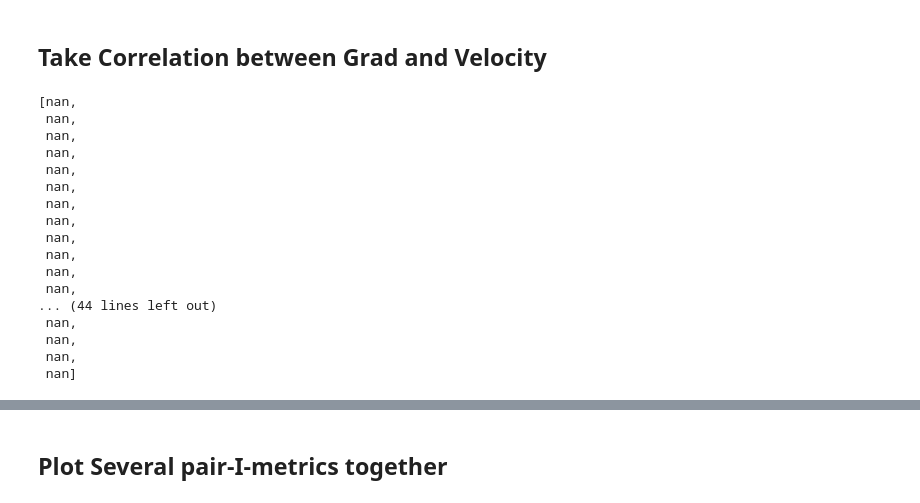
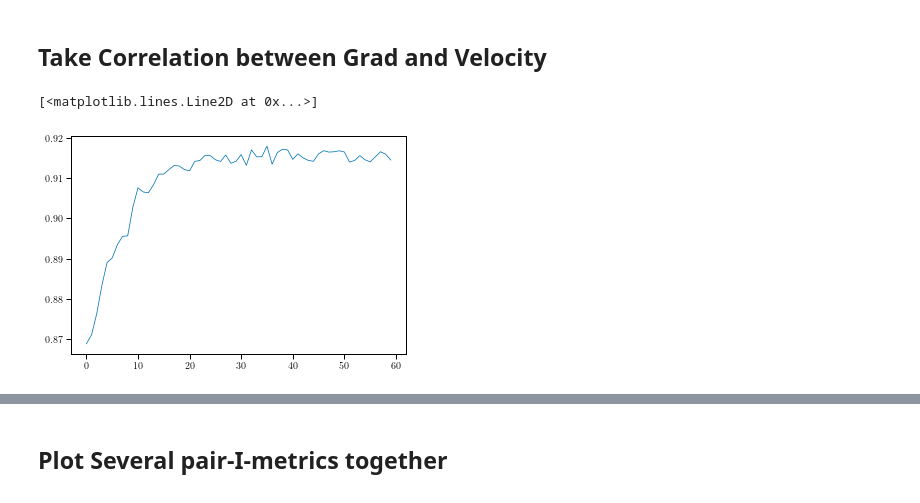
Before and after one commit to sdat2/pyxpcm, a Jupyter notebook: Gen-Plot-Func.ipynb, the cells around one changed output, grey strips where cells are left out. Cells and saved outputs as stored; diff of their text form; code cells hidden in the pictures.

```diff
--- a/Gen-Plot-Func.ipynb
+++ b/Gen-Plot-Func.ipynb
@@ -442,40 +461,23 @@ plt.savefig('../FBSO-Report/images/compare-sobel-with-U.png', dpi=900, bbox_inch
 # %% [markdown]
 ## Take Correlation between Grad and Velocity
 # %%
-import numpy.ma as ma
-
 uvel_ds = xr.open_dataset(uvel).isel(Z=15)
 pca_ds = (
     xr.open_dataset("~/pyxpcm/nc/i-metric-joint-k-4-d-3.nc")
     .isel(pca=0)
     .differentiate("YC")
 )
 
 cor_list = []
 
 for time_i in range(0, 60):
-    cor = ma.corrcoef(ma.masked_invalid(uvel_ds.isel(time=time_i).UVEL.values.ravel()),
-                      ma.masked_invalid(pca_ds.isel(time=time_i).PCA_VALUES.values.ravel()))
+    cor = ma.corrcoef(
+        ma.masked_invalid(uvel_ds.isel(time=time_i).UVEL.values.ravel()),
+        ma.masked_invalid(pca_ds.isel(time=time_i).PCA_VALUES.values.ravel()),
+    )
     cor_list.append(cor[1, 0])
 
 plt.plot(range(0, 60), cor_list)
+# %% [output]
+[<matplotlib.lines.Line2D at 0x...>]
+[figure, added]
-# %%
-cor_list
-# %% [output]
-[nan,
- nan,
- nan,
- nan,
- nan,
- nan,
- nan,
- nan,
- nan,
- nan,
- nan,
- nan,
-... (44 lines left out)
- nan,
- nan,
- nan,
- nan]
```
Also changed, not shown: parts of 13 cells of this notebook, 3 other files.
